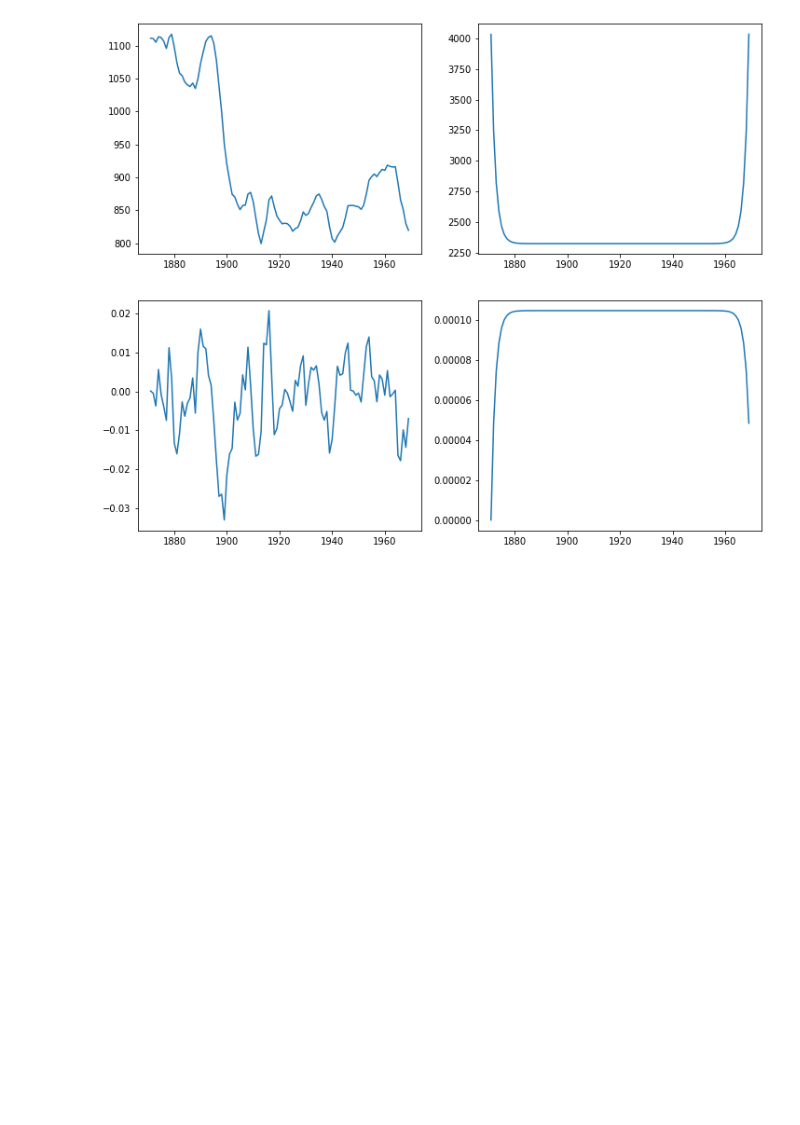
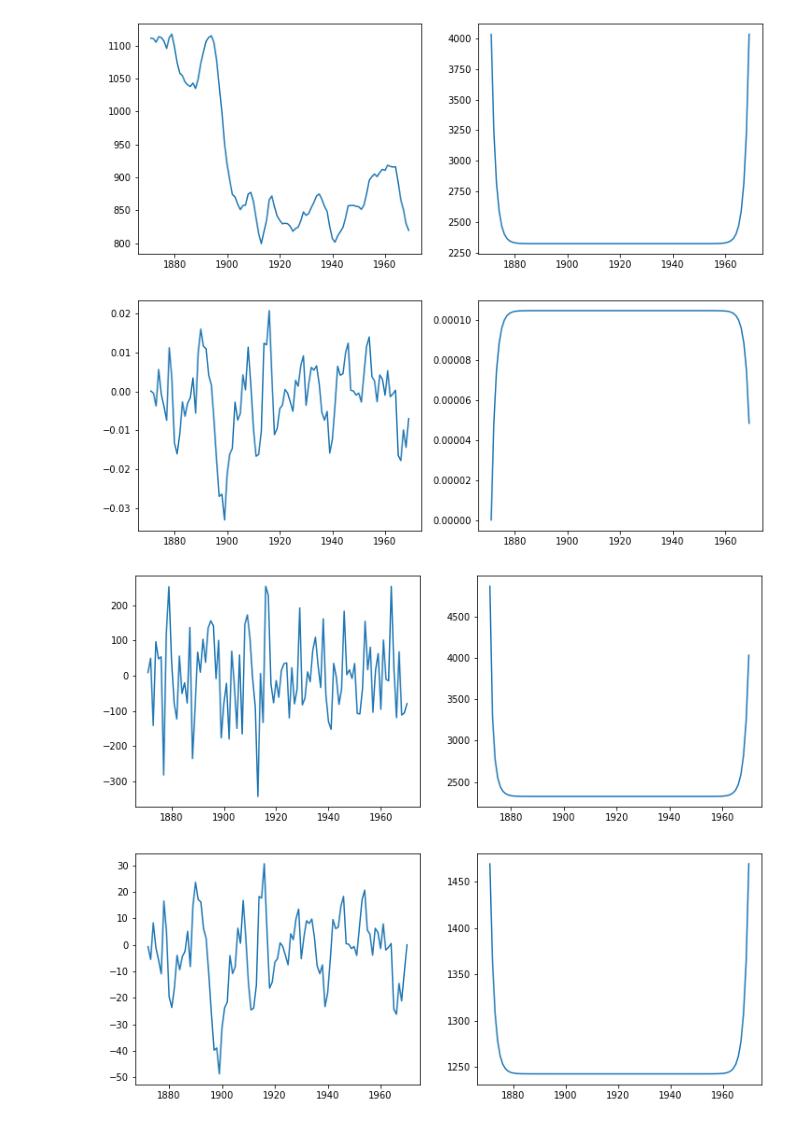
Before and after one commit to afroslam/Time-Series-Models, a Jupyter notebook: LL_Kalman_filter.ipynb, the cells around one changed output. Cells and saved outputs as stored; diff of their text form; code cells hidden in the pictures; blank space fills up the shorter version.

Commit message:
Figuur 2.3 code geschreven

```diff
--- a/LL_Kalman_filter.ipynb
+++ b/LL_Kalman_filter.ipynb
@@ -137,3 +137,21 @@ ax4.plot(years[:-1], N[:-1])
 ax4.ticklabel_format(style='plain')
 # %% [output]
 [figure]
+# %%
+## Figuur 2.3.
+e_hat = data_nile - a_hat
+eta_hat = a_hat[1:] - a_hat[:-1]
+D = F**-1 + K**2 * N
+var_e = sig_e - sig_e**2 * D
+var_eta = sig_eta - sig_eta**2 * N
+# %%
+# fig_1_vals = pd.DataFrame([[v, P]])
+fig, ((ax1, ax2), (ax3, ax4)) = plt.subplots(2, 2, figsize=(12,10))
+ax1.plot(years, e_hat)
+ax2.plot(years[1:], var_e[1:])
+ax2.ticklabel_format(style='plain')
+ax3.plot(years[1:], eta_hat)
+ax4.plot(years, var_eta)
+ax4.ticklabel_format(style='plain')
+# %% [output]
+[figure, added]
```
